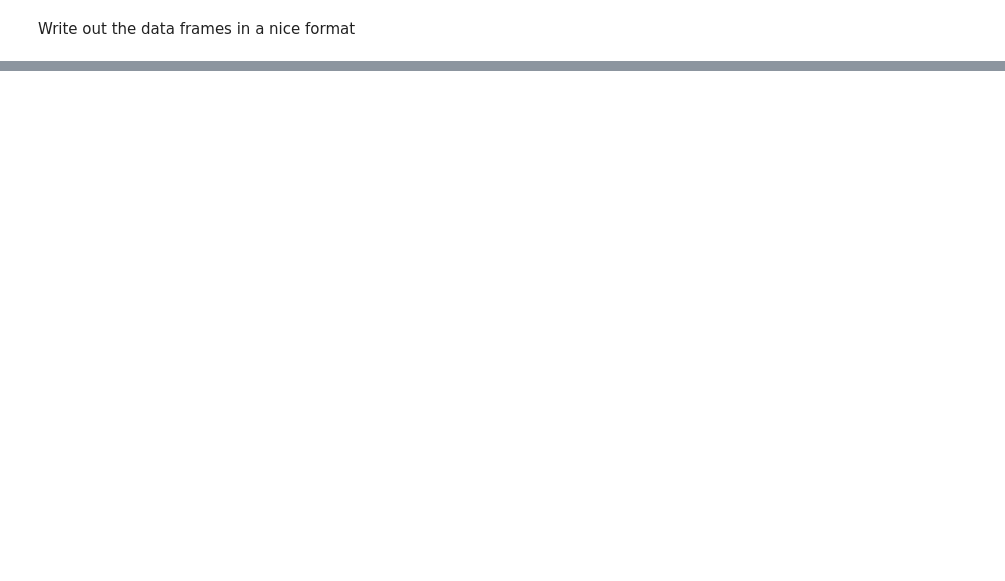
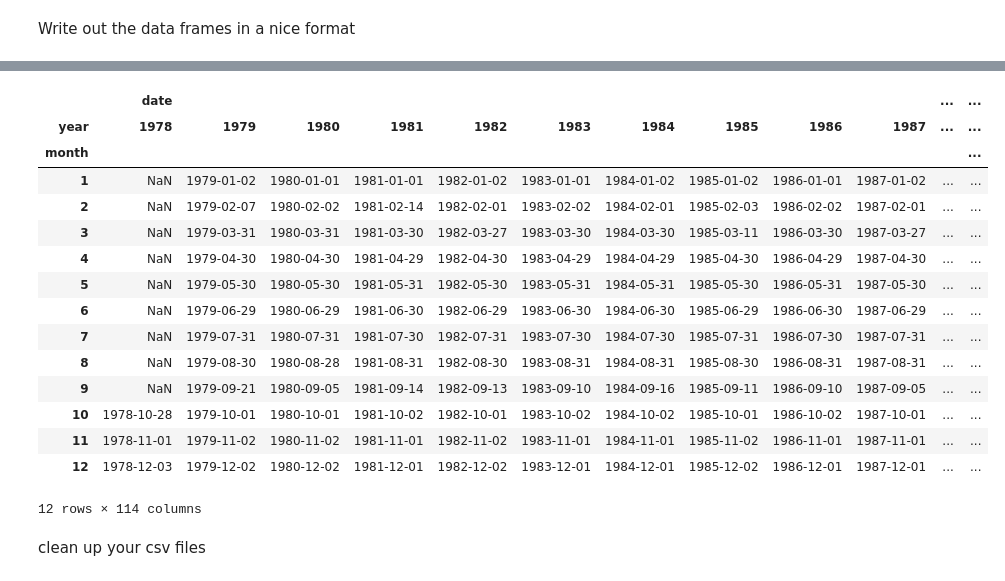
Before and after one commit to flamingbear/ipython-notebooks, a Jupyter notebook: notebooks/Sea_Ice_Statistics.ipynb, the cells around one changed output, grey strips where cells are left out. Saved outputs shown, nothing was run; the diff lists cells and outputs as text; code cells hidden in the pictures; blank space fills up the shorter version.

```diff
--- a/notebooks/Sea_Ice_Statistics.ipynb
+++ b/notebooks/Sea_Ice_Statistics.ipynb
@@ -163,21 +161,21 @@ navg['max'][3:5]
 | 48 | 1979-01-30 | 15.795333 | 1979 | 1 |
 | 62 | 1979-02-27 | 16.515000 | 1979 | 2 |
 # %%
-def add_rank(df, rank_by):
-    df['rank'] = df.groupby('month')[rank_by].rank()
+def add_rank(df, rank_by, ascending):
+    df['rank'] = df.groupby('month')[rank_by].rank(ascending=ascending)
     return df
 # %% [markdown]
 add rank column for each month and hemsiphere's max and min:
 # %%
-n['max'] = add_rank(n['max'], 'extent')
-n['min'] = add_rank(n['min'], 'extent')
-s['max'] = add_rank(s['max'], 'extent')
-s['min'] = add_rank(s['min'], 'extent')
+n['max'] = add_rank(n['max'], 'extent', ascending=False)
+n['min'] = add_rank(n['min'], 'extent', ascending=True)
+s['max'] = add_rank(s['max'], 'extent', ascending=False)
+s['min'] = add_rank(s['min'], 'extent', ascending=True)
 
-navg['max'] = add_rank(navg['max'], '5day-Avg')
-navg['min'] = add_rank(navg['min'], '5day-Avg')
-savg['max'] = add_rank(savg['max'], '5day-Avg')
-savg['min'] = add_rank(savg['min'], '5day-Avg')
+navg['max'] = add_rank(navg['max'], '5day-Avg', ascending=False)
+navg['min'] = add_rank(navg['min'], '5day-Avg', ascending=True)
+savg['max'] = add_rank(savg['max'], '5day-Avg', ascending=False)
+savg['min'] = add_rank(savg['min'], '5day-Avg', ascending=True)
 # %%
 def do_annual_min_max_ranking(df, field):
     min_index = df.groupby(['year'])[field].idxmin()
@@ -213,2 +211,4 @@ south_annual_averaged.head(3)
 # %% [markdown]
 Write out the data frames in a nice format
+# %%
+a = navg['min'].copy()
@@ -215,3 +219,22 @@ Write out the data frames in a nice format
+# %%
+a.set_index(['year', 'month']).unstack('year')
+# %% [output]
+|  | date |  |  |  |  |  |  |  |  |  | ... | ... |
+| year | 1978 | 1979 | 1980 | 1981 | 1982 | 1983 | 1984 | 1985 | 1986 | 1987 | ... | ... |
+| month |  |  |  |  |  |  |  |  |  |  |  | ... |
+| 1 | NaN | 1979-01-02 | 1980-01-01 | 1981-01-01 | 1982-01-02 | 1983-01-01 | 1984-01-02 | 1985-01-02 | 1986-01-01 | 1987-01-02 | ... | ... |
+| 2 | NaN | 1979-02-07 | 1980-02-02 | 1981-02-14 | 1982-02-01 | 1983-02-02 | 1984-02-01 | 1985-02-03 | 1986-02-02 | 1987-02-01 | ... | ... |
+| 3 | NaN | 1979-03-31 | 1980-03-31 | 1981-03-30 | 1982-03-27 | 1983-03-30 | 1984-03-30 | 1985-03-11 | 1986-03-30 | 1987-03-27 | ... | ... |
+| 4 | NaN | 1979-04-30 | 1980-04-30 | 1981-04-29 | 1982-04-30 | 1983-04-29 | 1984-04-29 | 1985-04-30 | 1986-04-29 | 1987-04-30 | ... | ... |
+| 5 | NaN | 1979-05-30 | 1980-05-30 | 1981-05-31 | 1982-05-30 | 1983-05-31 | 1984-05-31 | 1985-05-30 | 1986-05-31 | 1987-05-30 | ... | ... |
+| 6 | NaN | 1979-06-29 | 1980-06-29 | 1981-06-30 | 1982-06-29 | 1983-06-30 | 1984-06-30 | 1985-06-29 | 1986-06-30 | 1987-06-29 | ... | ... |
+| 7 | NaN | 1979-07-31 | 1980-07-31 | 1981-07-30 | 1982-07-31 | 1983-07-30 | 1984-07-30 | 1985-07-31 | 1986-07-30 | 1987-07-31 | ... | ... |
+| 8 | NaN | 1979-08-30 | 1980-08-28 | 1981-08-31 | 1982-08-30 | 1983-08-31 | 1984-08-31 | 1985-08-30 | 1986-08-31 | 1987-08-31 | ... | ... |
+| 9 | NaN | 1979-09-21 | 1980-09-05 | 1981-09-14 | 1982-09-13 | 1983-09-10 | 1984-09-16 | 1985-09-11 | 1986-09-10 | 1987-09-05 | ... | ... |
+| 10 | 1978-10-28 | 1979-10-01 | 1980-10-01 | 1981-10-02 | 1982-10-01 | 1983-10-02 | 1984-10-02 | 1985-10-01 | 1986-10-02 | 1987-10-01 | ... | ... |
+| 11 | 1978-11-01 | 1979-11-02 | 1980-11-02 | 1981-11-01 | 1982-11-02 | 1983-11-01 | 1984-11-01 | 1985-11-02 | 1986-11-01 | 1987-11-01 | ... | ... |
+| 12 | 1978-12-03 | 1979-12-02 | 1980-12-02 | 1981-12-01 | 1982-12-02 | 1983-12-01 | 1984-12-01 | 1985-12-02 | 1986-12-01 | 1987-12-01 | ... | ... |
+12 rows × 114 columns
 # %%
 import calendar
 month_names = [calendar.month_name[x] for x in range(1,13)]
@@ -257,4 +280,6 @@ write_to_xls(monthly_dataframelist, writer, is_monthly=True)
 write_to_xls(annual_dataframelist, writer, is_monthly=False)
 
 writer.save()
+# %% [markdown]
+clean up your csv files
 # %%
```
Also changed, not shown: parts of 9 cells of this notebook.
